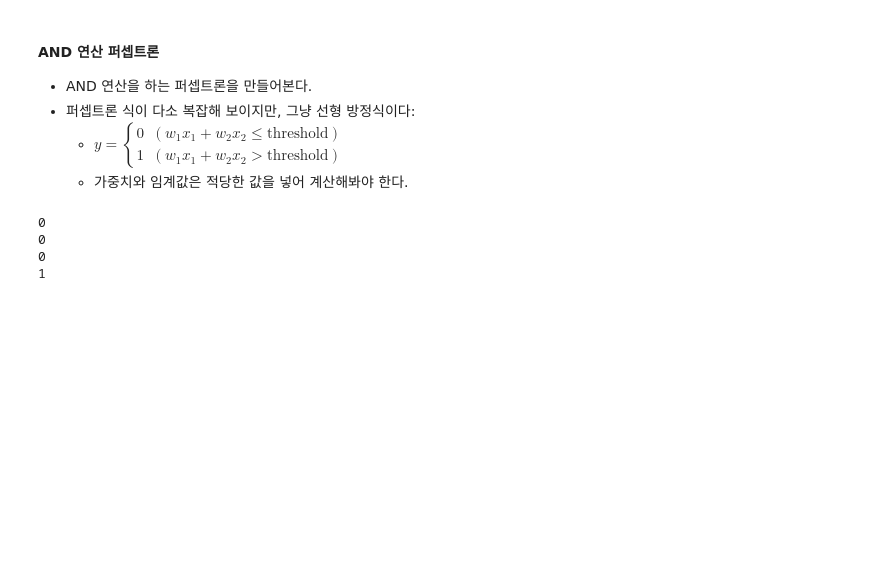
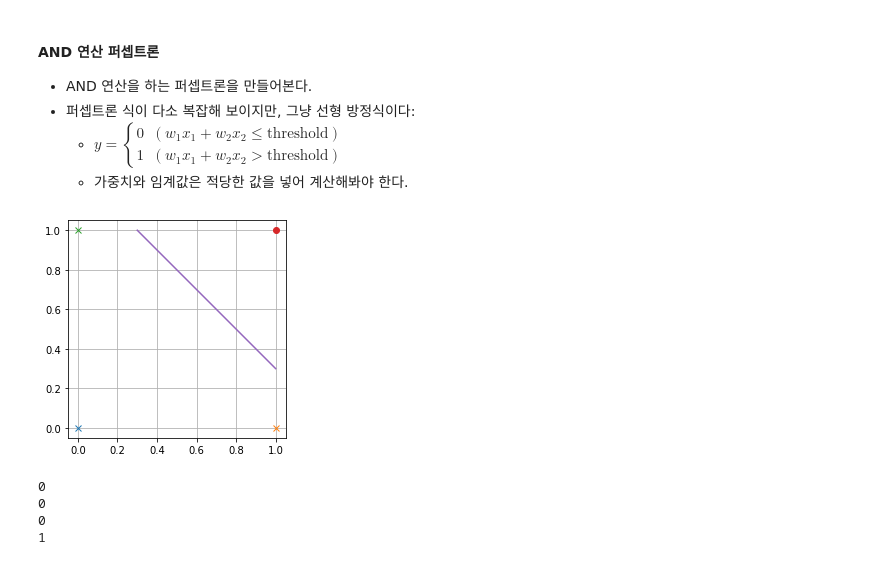
Before and after one commit to parksb/wikiwikiwi, a Jupyter notebook: attachments/ebs-basic-ai-with-mathematics/ch-3-5.ipynb, the cells around one changed output. Drawn from its saved outputs; the diff is of its cells as text; code cells hidden in the pictures; blank space fills up the shorter version.

```diff
--- a/attachments/ebs-basic-ai-with-mathematics/ch-3-5.ipynb
+++ b/attachments/ebs-basic-ai-with-mathematics/ch-3-5.ipynb
@@ -139,6 +139,18 @@ plt.show()
 * 퍼셉트론 식이 다소 복잡해 보이지만, 그냥 선형 방정식이다:
   * $y = \begin{cases} 0 &(w_1x_1 + w_2x_2 \leq \text{threshold}) \\ 1 &(w_1x_1 + w_2x_2 \gt \text{threshold}) \end{cases}$
   * 가중치와 임계값은 적당한 값을 넣어 계산해봐야 한다.
+# %%
+plt.plot([0], [0], 'x')
+plt.plot([1], [0], 'x')
+plt.plot([0], [1], 'x')
+plt.plot([1], [1], 'o')
+
+plt.plot([0.3, 1], [1, 0.3])
+plt.grid(True)
+plt.axis('square')
+plt.show()
+# %% [output]
+[figure, added]
 # %%
 def AND(x1, x2):
     w1, w2, threshold = 0.2, 0.2, 0.3
```
Also changed, not shown: parts of 2 cells of this notebook.
